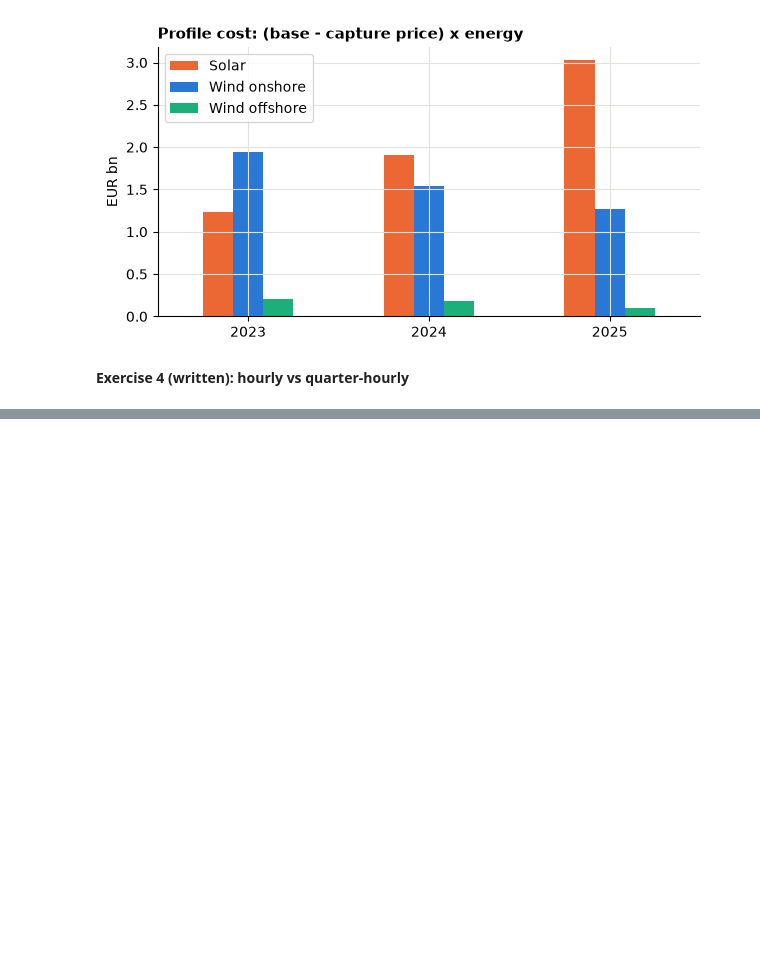
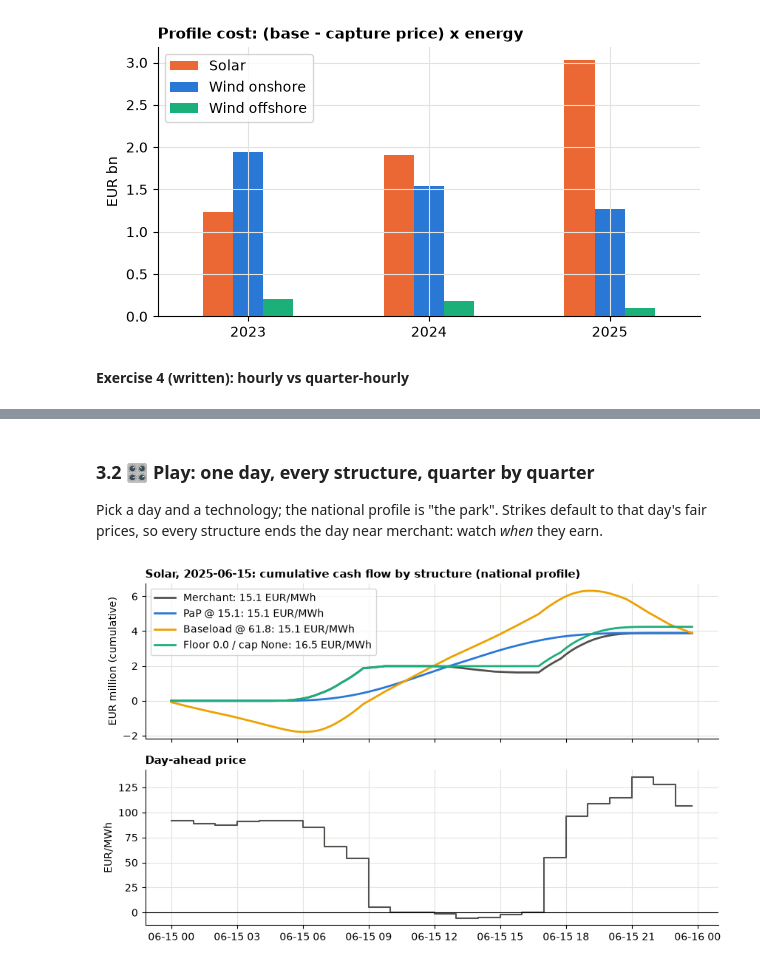
Before and after one commit to ankitpatel1661/ppa-lab, a Jupyter notebook: notebooks/ppa_lab_playground.ipynb, the cells around one changed output, grey strips where cells are left out. Cells and saved outputs as stored; diff of their text form; code cells hidden in the pictures; blank space fills up the shorter version.

```diff
--- a/notebooks/ppa_lab_playground.ipynb
+++ b/notebooks/ppa_lab_playground.ipynb
@@ -735,0 +778,29 @@ show_written_answer("day02_capture.py", "# Your answer:")
+# %% [markdown]
+### 3.2 🎛 Play: one day, every structure, quarter by quarter
+Pick a day and a technology; the national profile is "the park". Strikes default to that
+day's fair prices, so every structure ends the day near merchant: watch *when* they earn.
+# %%
+DAY = "2025-06-15"         # any local day; after 1 Oct 2025 prices are quarter-hourly
+TECH = "solar"             # solar, wind_onshore, wind_offshore
+STRIKE = None              # PaP strike in EUR/MWh; None = the day's capture price
+FLOOR, CAP = 0.0, None     # for the floor/collar line
+
+p_day = prices_on_grid(prices, power.index).tz_convert(TZ).loc[DAY]
+q_day = power_loc.loc[DAY, TECHNOLOGIES[TECH]] * 0.25                # MWh per quarter-hour
+k = fair_pay_as_produced_price(p_day, q_day) if STRIKE is None else STRIKE
+lines = {
+    "Merchant": merchant(p_day, q_day),
+    f"PaP @ {k:.1f}": pay_as_produced(p_day, q_day, k),
+    f"Baseload @ {p_day.mean():.1f}": baseload(p_day, q_day, p_day.mean(), q_day.mean()),
+    f"Floor {FLOOR} / cap {CAP}": collar(p_day, q_day, floor=FLOOR, cap=CAP),
+}
+fig, (top, bottom) = plt.subplots(2, 1, figsize=(10, 6), sharex=True)
+bottom.step(p_day.index, p_day, where="post", color="#52514e"); bottom.axhline(0, color="black", linewidth=0.8)
+bottom.set_ylabel("EUR/MWh"); bottom.set_title("Day-ahead price")
+for (name, cash), colour in zip(lines.items(), ["#52514e", "#2a78d6", "#eda100", "#1baf7a"]):
+    top.plot(cash.index, cash.cumsum() / 1e6, label=f"{name}: {cash.sum() / q_day.sum():.1f} EUR/MWh",
+             color=colour, linewidth=2)
+top.set_ylabel("EUR million (cumulative)"); top.legend(loc="upper left")
+top.set_title(f"{LABELS[TECH]}, {DAY}: cumulative cash flow by structure (national profile)");
+# %% [output]
+[figure, added]
```
Also changed, not shown: parts of 27 cells of this notebook, 31 other files.
